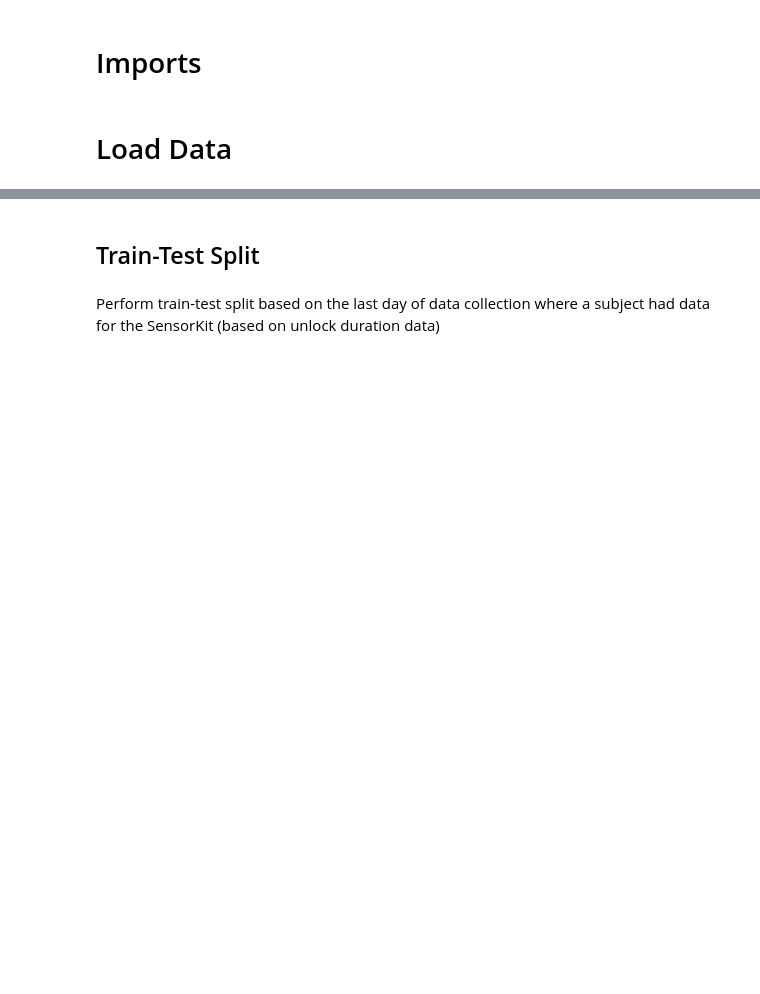
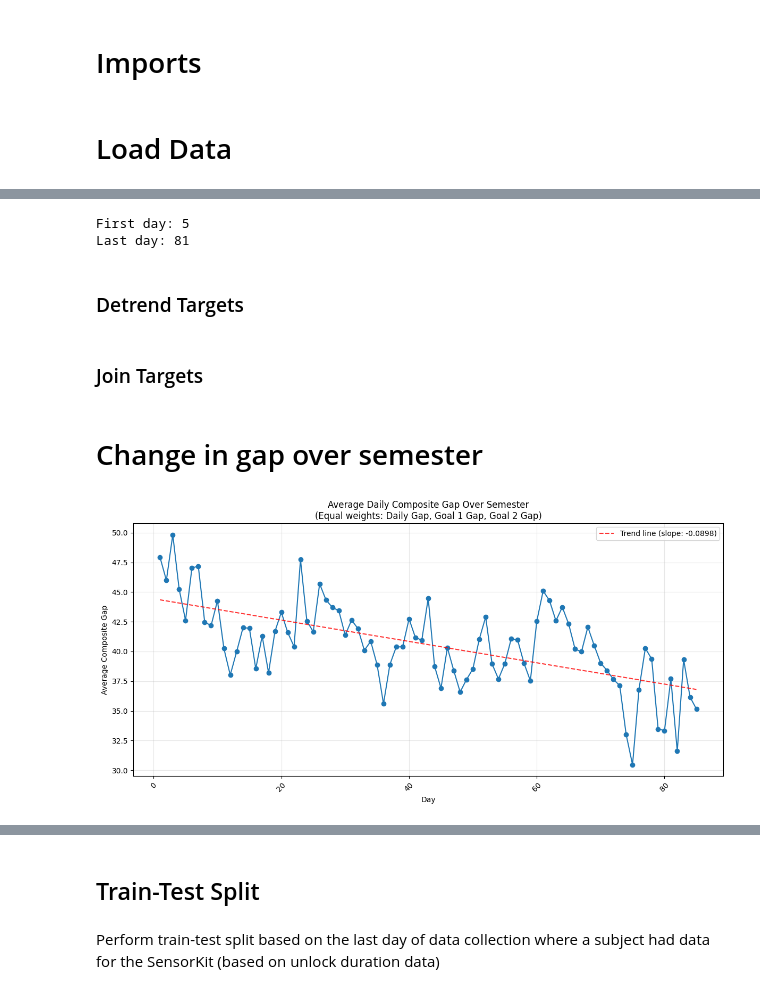
Before and after one commit to danieljwilson/3_3_experience_sampling, a Jupyter notebook: 3_3_3_data_analysis/02_analysis/Models/06_xgboost.ipynb, the cells around one changed output, grey strips where cells are left out. Saved outputs shown, nothing was run; the diff lists cells and outputs as text; code cells hidden in the pictures; blank space fills up the shorter version.

```diff
--- a/3_3_3_data_analysis/02_analysis/Models/06_xgboost.ipynb
+++ b/3_3_3_data_analysis/02_analysis/Models/06_xgboost.ipynb
@@ -23,0 +306,9 @@ mlm_affect_df = pd.read_csv('../../../3_3_2_processed_data/modeling/passive_data
+# %%
+df_good = pd.read_csv('/Users/djw/Documents/pCloud_synced/Academics/Projects/2020_thesis/thesis_experiments/3_experiments/3_3_experience_sampling/3_3_3_data_analysis/02_analysis/df_good.csv', low_memory=False)
+residual_cols = df_good.columns[df_good.columns.str.contains('residual') & ~df_good.columns.str.endswith('_norm')]
+
+# remove sr_gap_heuristic_residual
+residual_cols = [col for col in residual_cols if col != 'sr_gap_heuristic_residual']
+
+# Add residual columns to task_cols
+task_cols.extend(residual_cols)
@@ -23,0 +341,10 @@ mlm_affect_df = pd.read_csv('../../../3_3_2_processed_data/modeling/passive_data
+# %%
+# Filter df_undetrended to match days in df
+df_undetrended = df_undetrended[df_undetrended['day'].isin(df['day'])]
+
+# Print first and last day in df_undetrended
+print("First day:", df_undetrended['day'].min())
+print("Last day:", df_undetrended['day'].max())
+# %% [output]
+First day: 5
+Last day: 81
@@ -23,0 +386,2 @@ mlm_affect_df = pd.read_csv('../../../3_3_2_processed_data/modeling/passive_data
+# %% [markdown]
+### Detrend Targets
@@ -23,0 +428,2 @@ mlm_affect_df = pd.read_csv('../../../3_3_2_processed_data/modeling/passive_data
+# %% [markdown]
+### Join Targets
@@ -23,0 +440,46 @@ mlm_affect_df = pd.read_csv('../../../3_3_2_processed_data/modeling/passive_data
+# %% [markdown]
+# Change in gap over semester
+# %%
+# Flip goal accomplishment to be goal gaps (100 - report)
+df_good['goal1_gap'] = 100 - df_good['sr_DAILY_goal1_report']
+df_good['goal2_gap'] = 100 - df_good['sr_DAILY_goal2_report']
+
+# Create composite gap with equal weights (1/3 each)
+df_good['composite_gap'] = (
+    df_good['sr_DAILY_past24_gap'] * (1/3) +
+    df_good['goal1_gap'] * (1/3) +
+    df_good['goal2_gap'] * (1/3)
+)
+
+# Calculate mean composite gap per day across all participants
+daily_mean_gap = df_good.groupby('day')['composite_gap'].mean()
+
+# Fit linear trendline
+x = np.array(daily_mean_gap.index)
+y = daily_mean_gap.values
+z = np.polyfit(x, y, 1)
+p = np.poly1d(z)
+
+# Create the plot
+plt.figure(figsize=(12, 6))
+plt.plot(daily_mean_gap.index, daily_mean_gap.values, '-o')
+plt.plot(x, p(x), "r--", alpha=0.8, label=f'Trend line (slope: {z[0]:.4f})')
+
+# Add labels and title
+plt.xlabel('Day')
+plt.ylabel('Average Composite Gap')
+plt.title('Average Daily Composite Gap Over Semester\n(Equal weights: Daily Gap, Goal 1 Gap, Goal 2 Gap)')
+
+# Add grid for better readability
+plt.grid(True, alpha=0.3)
+
+# Rotate x-axis labels if needed
+plt.xticks(rotation=45)
+
+# Add legend
+plt.legend()
+
+# Adjust layout
+plt.tight_layout()
+# %% [output]
+[figure, added]
```
Also changed, not shown: parts of 61 cells of this notebook, 5 other files.
